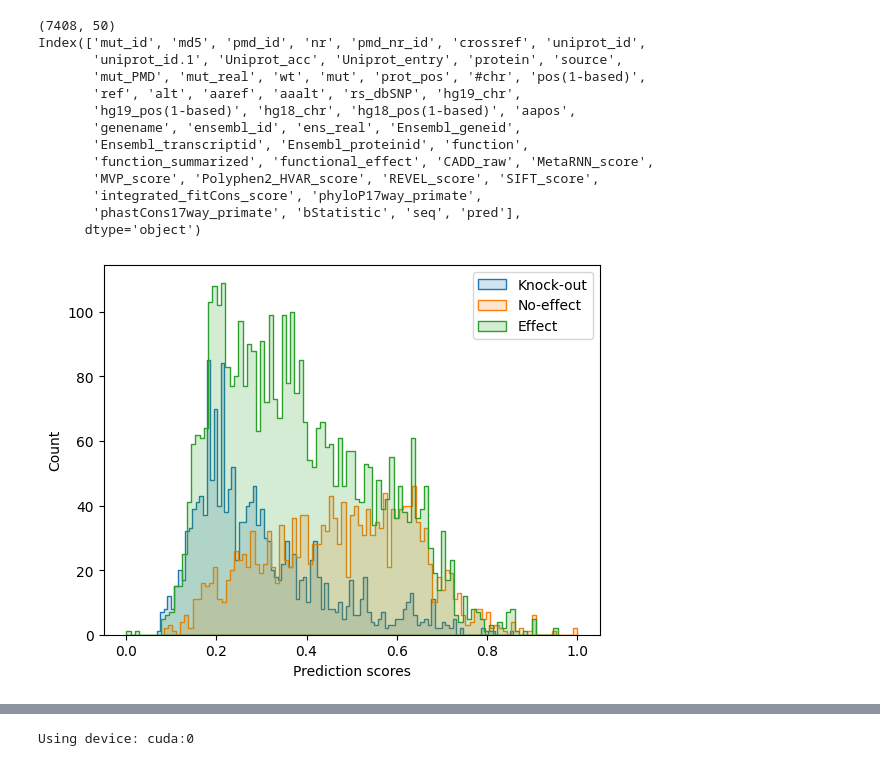
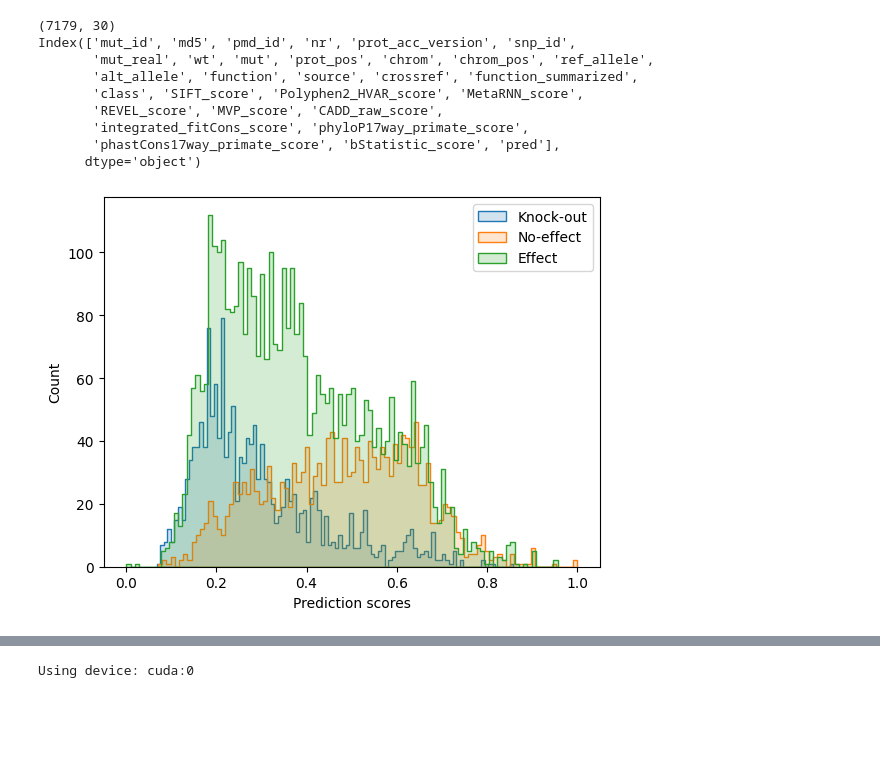
Before and after one commit to akabiraka/variant_effect_analysis, a Jupyter notebook: models/vespa_marquet/test_model.ipynb, the cells around one changed output, grey strips where cells are left out. Saved outputs shown, nothing was run; the diff lists cells and outputs as text; code cells hidden in the pictures; blank space fills up the shorter version.

```diff
--- a/models/vespa_marquet/test_model.ipynb
+++ b/models/vespa_marquet/test_model.ipynb
@@ -22,47 +22,42 @@ def plot_distribution(result_df, n_samples=None):
 
     if n_samples is not None:
         effect = effect.sample(n=n_samples)
         knock_out = knock_out.sample(n=n_samples)
         no_effect = no_effect.sample(n=n_samples)
 
     # print(effect.shape, knock_out.shape, no_effect.shape)
     bins = 100 # 20, 100, 500
 
     sns.histplot(knock_out["pred"], bins=bins, label=f"Knock-out", element="step", alpha=.2)
     sns.histplot(no_effect["pred"], bins=bins, label=f"No-effect", element="step", alpha=.2)
     sns.histplot(effect["pred"], bins=bins, label=f"Effect", element="step", alpha=.2)
     # sns.histplot(result_df, x="pred", y="class", element="step", hue="class", bins=bins, alpha=0.2)
 
     plt.legend()
     plt.xlabel("Prediction scores")
     plt.ylabel("Count")
     plt.show()
 
 result_df = pd.read_csv(home_dir+f"models/vespa_marquet/outputs/vespa/pmd/preds_vespa_masked.tsv", sep="\t")
 # result_df = result_df[result_df["crossref"].apply(lambda x: True if "HUMAN" in x else False)] # number of human entries: 16996
 model_pred_col = "pred"
 result_df["pred"]=(result_df[model_pred_col]-result_df[model_pred_col].min())/(result_df[model_pred_col].max()-result_df[model_pred_col].min()) # scaling prediction scores between [0, 1]
 # result_df["pred"]=result_df[model_pred_col]
 print(result_df.shape)
 print(result_df.columns)
-result_df.rename(columns={"functional_effect": "class"}, inplace=True)
 result_df["class"].value_counts()
 plot_distribution(result_df, n_samples=None)
 # %% [output]
-(7408, 50)
-Index(['mut_id', 'md5', 'pmd_id', 'nr', 'pmd_nr_id', 'crossref', 'uniprot_id',
-       'uniprot_id.1', 'Uniprot_acc', 'Uniprot_entry', 'protein', 'source',
-       'mut_PMD', 'mut_real', 'wt', 'mut', 'prot_pos', '#chr', 'pos(1-based)',
-       'ref', 'alt', 'aaref', 'aaalt', 'rs_dbSNP', 'hg19_chr',
-       'hg19_pos(1-based)', 'hg18_chr', 'hg18_pos(1-based)', 'aapos',
-       'genename', 'ensembl_id', 'ens_real', 'Ensembl_geneid',
-       'Ensembl_transcriptid', 'Ensembl_proteinid', 'function',
-       'function_summarized', 'functional_effect', 'CADD_raw', 'MetaRNN_score',
-       'MVP_score', 'Polyphen2_HVAR_score', 'REVEL_score', 'SIFT_score',
-       'integrated_fitCons_score', 'phyloP17way_primate',
-       'phastCons17way_primate', 'bStatistic', 'seq', 'pred'],
+(7179, 30)
+Index(['mut_id', 'md5', 'pmd_id', 'nr', 'prot_acc_version', 'snp_id',
+       'mut_real', 'wt', 'mut', 'prot_pos', 'chrom', 'chrom_pos', 'ref_allele',
+       'alt_allele', 'function', 'source', 'crossref', 'function_summarized',
+       'class', 'SIFT_score', 'Polyphen2_HVAR_score', 'MetaRNN_score',
+       'REVEL_score', 'MVP_score', 'CADD_raw_score',
+       'integrated_fitCons_score', 'phyloP17way_primate_score',
+       'phastCons17way_primate_score', 'bStatistic_score', 'pred'],
       dtype='object')
-[figure, old version]
+[figure, new version]
 # %%
 # does masking change the logits: yes.
 # loading logits from from same seq but masked in different position.
```
Also changed, not shown: 10 other files.
